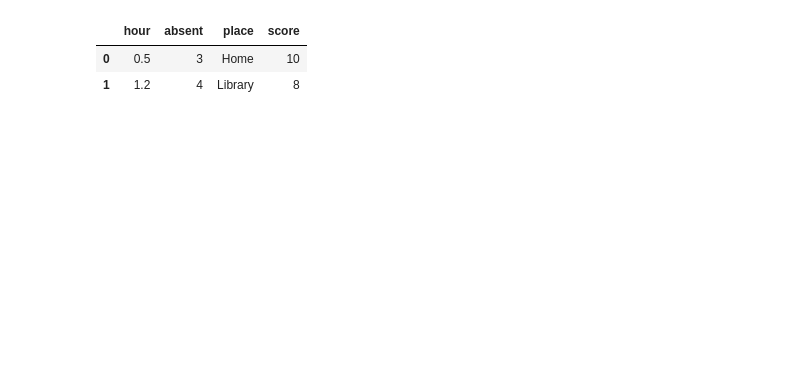
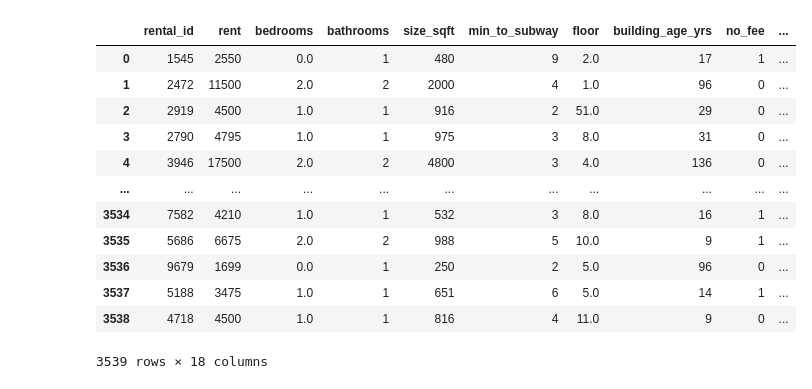
Before and after one commit to naegil73-png/aix_learn_1106, a Jupyter notebook: 중요폴더/AI_models/exercise.ipynb, the cells around one changed output. Drawn from its saved outputs; the diff is of its cells as text; code cells hidden in the pictures; blank space fills up the shorter version.

```diff
--- a/중요폴더/AI_models/exercise.ipynb
+++ b/중요폴더/AI_models/exercise.ipynb
@@ -20,8 +22,18 @@ from sklearn.preprocessing import OneHotEncoder
 # %%
-df = pd.read_csv('../data/MultipleLinearRegressionData.csv')
-df.head(2)
+df = pd.read_csv('../data/manhattan.csv')
+df
 # %% [output]
-|  | hour | absent | place | score |
-| 0 | 0.5 | 3 | Home | 10 |
-| 1 | 1.2 | 4 | Library | 8 |
+|  | rental_id | rent | bedrooms | bathrooms | size_sqft | min_to_subway | floor | building_age_yrs | no_fee | ... |
+| 0 | 1545 | 2550 | 0.0 | 1 | 480 | 9 | 2.0 | 17 | 1 | ... |
+| 1 | 2472 | 11500 | 2.0 | 2 | 2000 | 4 | 1.0 | 96 | 0 | ... |
+| 2 | 2919 | 4500 | 1.0 | 1 | 916 | 2 | 51.0 | 29 | 0 | ... |
+| 3 | 2790 | 4795 | 1.0 | 1 | 975 | 3 | 8.0 | 31 | 0 | ... |
+| 4 | 3946 | 17500 | 2.0 | 2 | 4800 | 3 | 4.0 | 136 | 0 | ... |
+| ... | ... | ... | ... | ... | ... | ... | ... | ... | ... | ... |
+| 3534 | 7582 | 4210 | 1.0 | 1 | 532 | 3 | 8.0 | 16 | 1 | ... |
+| 3535 | 5686 | 6675 | 2.0 | 2 | 988 | 5 | 10.0 | 9 | 1 | ... |
+| 3536 | 9679 | 1699 | 0.0 | 1 | 250 | 2 | 5.0 | 96 | 0 | ... |
+| 3537 | 5188 | 3475 | 1.0 | 1 | 651 | 6 | 5.0 | 14 | 1 | ... |
+| 3538 | 4718 | 4500 | 1.0 | 1 | 816 | 4 | 11.0 | 9 | 0 | ... |
+3539 rows × 18 columns
 # %%
```
Also changed, not shown: parts of 29 cells of this notebook, 5 other files.
